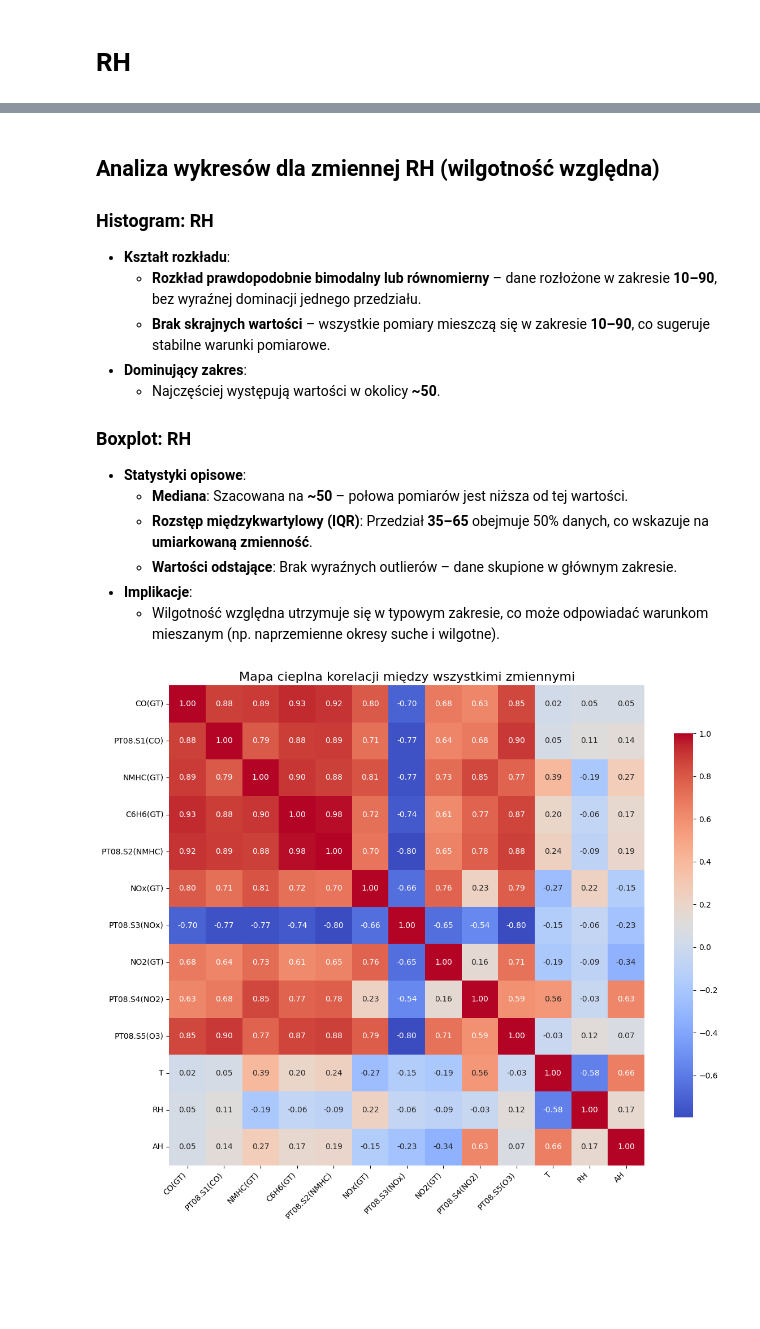
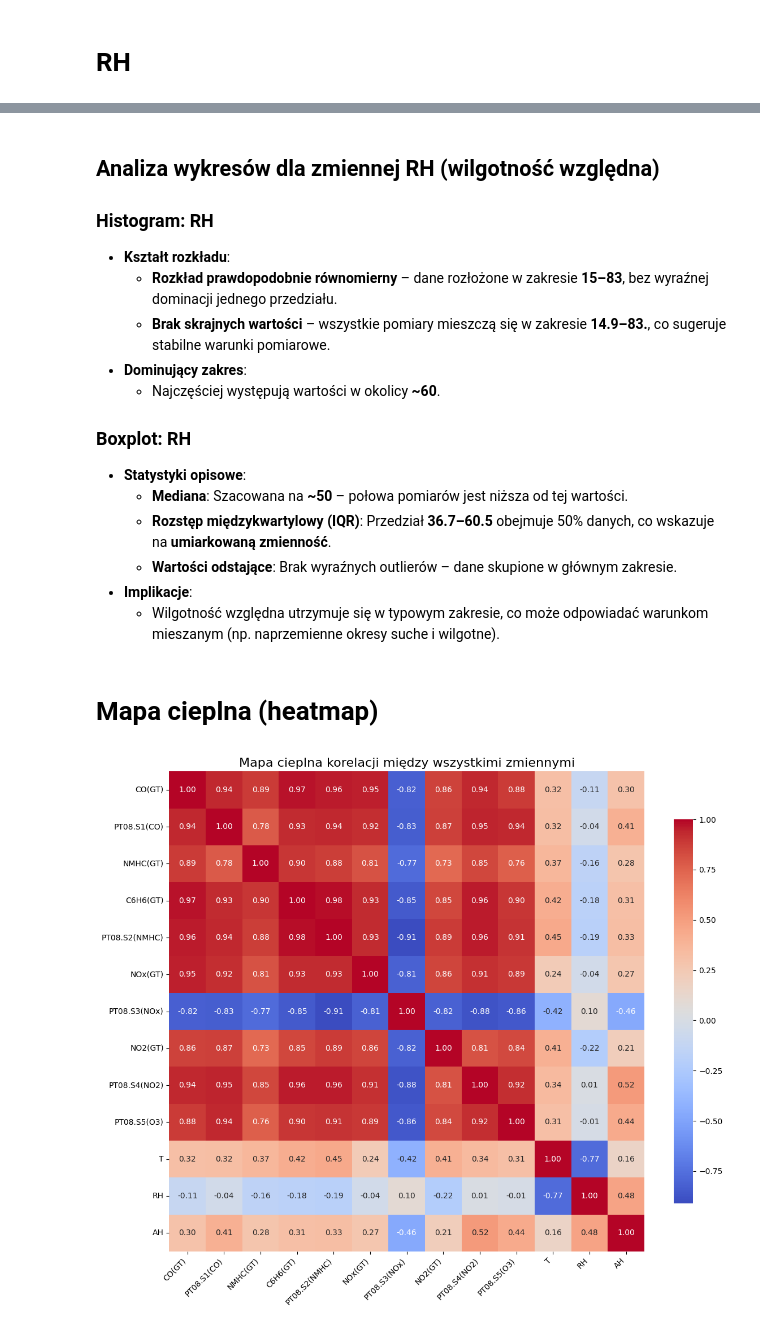
Before and after one commit to andrii-zapukhlyi/air_quality_analysis, a Jupyter notebook: Visualisation.ipynb, the cells around one changed output, grey strips where cells are left out. Drawn from its saved outputs; the diff is of its cells as text; code cells hidden in the pictures; blank space fills up the shorter version.

```diff
--- a/Visualisation.ipynb
+++ b/Visualisation.ipynb
@@ -135,2 +15,0 @@ W ramach oczyszczania danych usunięto ostatnie 144 wiersze, które nie zawiera
-# %%
-df = df.fillna(df.median(numeric_only=True))
@@ -191,3 +16,5 @@ dtale
+# %%
+df=df.dropna()
 # %% [markdown]
 # PT08.S3(NOx)
 # %%
@@ -1045,37 +512,38 @@ plt.show()
 
 ### Histogram: RH
 - **Kształt rozkładu**:
-  - **Rozkład prawdopodobnie bimodalny lub równomierny** – dane rozłożone w zakresie **10–90**, bez wyraźnej dominacji jednego przedziału.
-  - **Brak skrajnych wartości** – wszystkie pomiary mieszczą się w zakresie **10–90**, co sugeruje stabilne warunki pomiarowe.
+  - **Rozkład prawdopodobnie równomierny** – dane rozłożone w zakresie **15–83**, bez wyraźnej dominacji jednego przedziału.
+  - **Brak skrajnych wartości** – wszystkie pomiary mieszczą się w zakresie **14.9–83.**, co sugeruje stabilne warunki pomiarowe.
 - **Dominujący zakres**:
-  - Najczęściej występują wartości w okolicy **~50**.
+  - Najczęściej występują wartości w okolicy **~60**.
 
 ### Boxplot: RH
 - **Statystyki opisowe**:
   - **Mediana**: Szacowana na **~50** – połowa pomiarów jest niższa od tej wartości.
-  - **Rozstęp międzykwartylowy (IQR)**: Przedział **35–65** obejmuje 50% danych, co wskazuje na **umiarkowaną zmienność**.
+  - **Rozstęp międzykwartylowy (IQR)**: Przedział **36.7–60.5** obejmuje 50% danych, co wskazuje na **umiarkowaną zmienność**.
   - **Wartości odstające**: Brak wyraźnych outlierów – dane skupione w głównym zakresie.
 - **Implikacje**:
   - Wilgotność względna utrzymuje się w typowym zakresie, co może odpowiadać warunkom mieszanym (np. naprzemienne okresy suche i wilgotne).
+# %% [markdown]
+# Mapa cieplna (heatmap)
 # %%
-
 import matplotlib.pyplot as plt
 import seaborn as sns
 
-# Obliczenie macierzy korelacji
+
 corr = df.corr()
 
-# Rysowanie heatmapy
+
 plt.figure(figsize=(12,10))
 sns.heatmap(corr,
-            annot=True,        # wyświetla wartości korelacji w komórkach
-            fmt=".2f",         # format liczb
-            cmap="coolwarm",   # paleta kolorów
-            cbar_kws={"shrink": .8})  # zmniejszona kolorbar
+            annot=True,
+            fmt=".2f",
+            cmap="coolwarm",
+            cbar_kws={"shrink": .8})  r
 plt.title("Mapa cieplna korelacji między wszystkimi zmiennymi", fontsize=16)
 plt.xticks(rotation=45, ha='right')
 plt.yticks(rotation=0)
 plt.tight_layout()
 plt.show()
 # %% [output]
-[figure, old version]
+[figure, new version]
```
Also changed, not shown: parts of 61 cells of this notebook, 2 other files.
